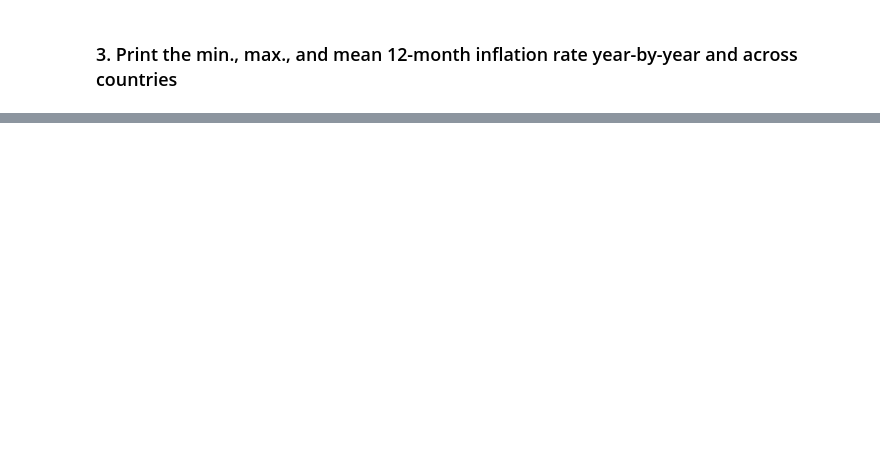
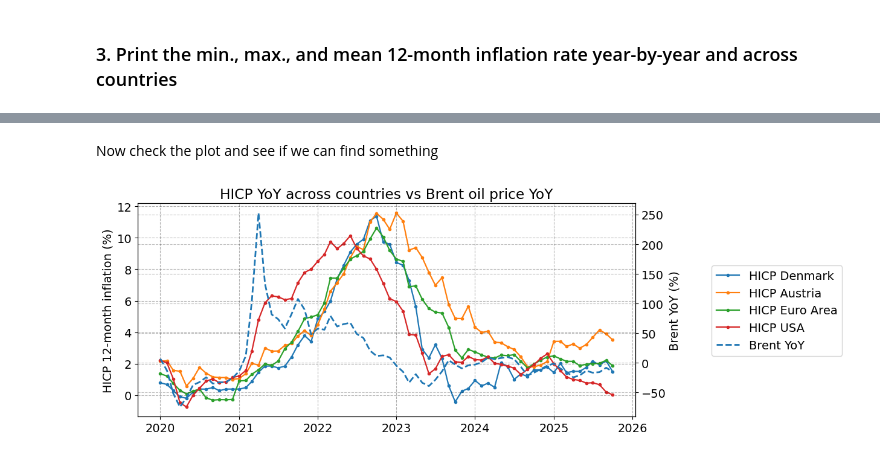
Before and after one commit to Hsueh-1113/Programming-for-Economists, a Jupyter notebook: 01_dataproject_Lee/dataproject.ipynb, the cells around one changed output, grey strips where cells are left out. Drawn from its saved outputs; the diff is of its cells as text; code cells hidden in the pictures; blank space fills up the shorter version.

```diff
--- a/01_dataproject_Lee/dataproject.ipynb
+++ b/01_dataproject_Lee/dataproject.ipynb
@@ -434,0 +514,19 @@ We find that that ...
+# %%
+for code,name in countriesHICP.items():
+    var = fred.get_series(code)
+    var.name = name
+    data[name] = var
+    print(f'Downloaded {code:15s} from FRED and saved it as {name:15s}')
+# 1) Combine each countries' HICP
+df_m = pd.concat(data, axis=1).sort_index()
+
+# 2) from 2019
+df_m = df_m.loc['2019-01':]
+
+# 3) inflation（YoY）
+yoy = df_m.pct_change(12) * 100
+# yoy = (np.log(df_m) - np.log(df_m.shift(12))) * 100
+
+# 4) drop na
+yoy = yoy.dropna()
+yoy.head()
@@ -434,0 +544,37 @@ We find that that ...
+# %% [markdown]
+Now check the plot and see if we can find something
+# %%
+
+import matplotlib.dates as mdates
+
+plot_df = yoy.sort_index()
+
+countries = [c for c in plot_df.columns if c != 'Brent YoY']
+
+fig, ax1 = plt.subplots(figsize=(10, 4.5))
+
+# left axis：each country HICP YoY
+for col in countries:
+    ax1.plot(plot_df.index, plot_df[col], marker='o', markersize=3, linewidth=1.6, label=col)
+ax1.set_ylabel('HICP 12-month inflation (%)')
+ax1.xaxis.set_major_locator(mdates.YearLocator())
+ax1.xaxis.set_major_formatter(mdates.DateFormatter('%Y'))
+ax1.grid(True, ls='--', alpha=0.3)
+
+# Right axis：Brent YoY（dashedline）
+ax2 = ax1.twinx()
+ax2.plot(plot_df.index, plot_df['Brent YoY'], linestyle='--', linewidth=2.0, label='Brent YoY')
+ax2.set_ylabel('Brent YoY (%)')
+
+# place the legend outside the plot area
+h1, l1 = ax1.get_legend_handles_labels()
+h2, l2 = ax2.get_legend_handles_labels()
+
+fig.legend(h1+h2, l1+l2,
+           loc='center left', bbox_to_anchor=(1.02, 0.5))
+
+fig.subplots_adjust(right=0.78)
+ax1.set_title('HICP YoY across countries vs Brent oil price YoY')
+plt.tight_layout()
+# %% [output]
+[figure, added]
```
Also changed, not shown: parts of 26 cells of this notebook, 1 other file.
